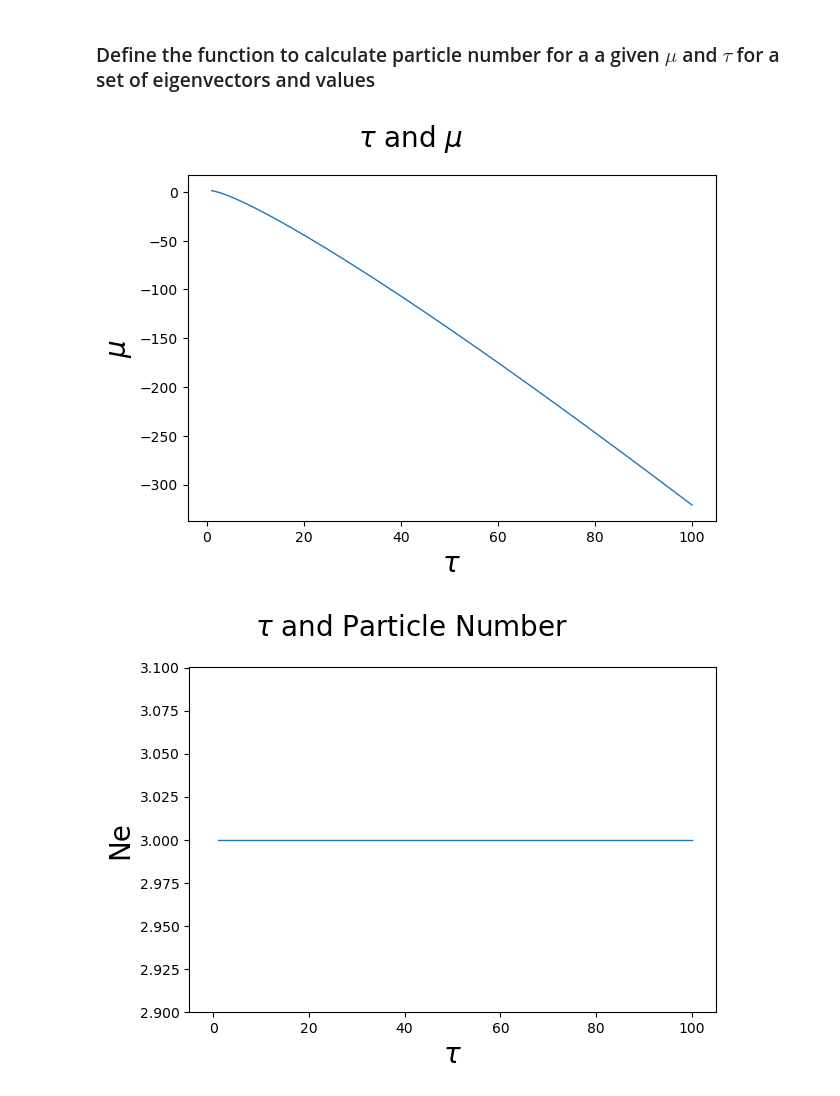
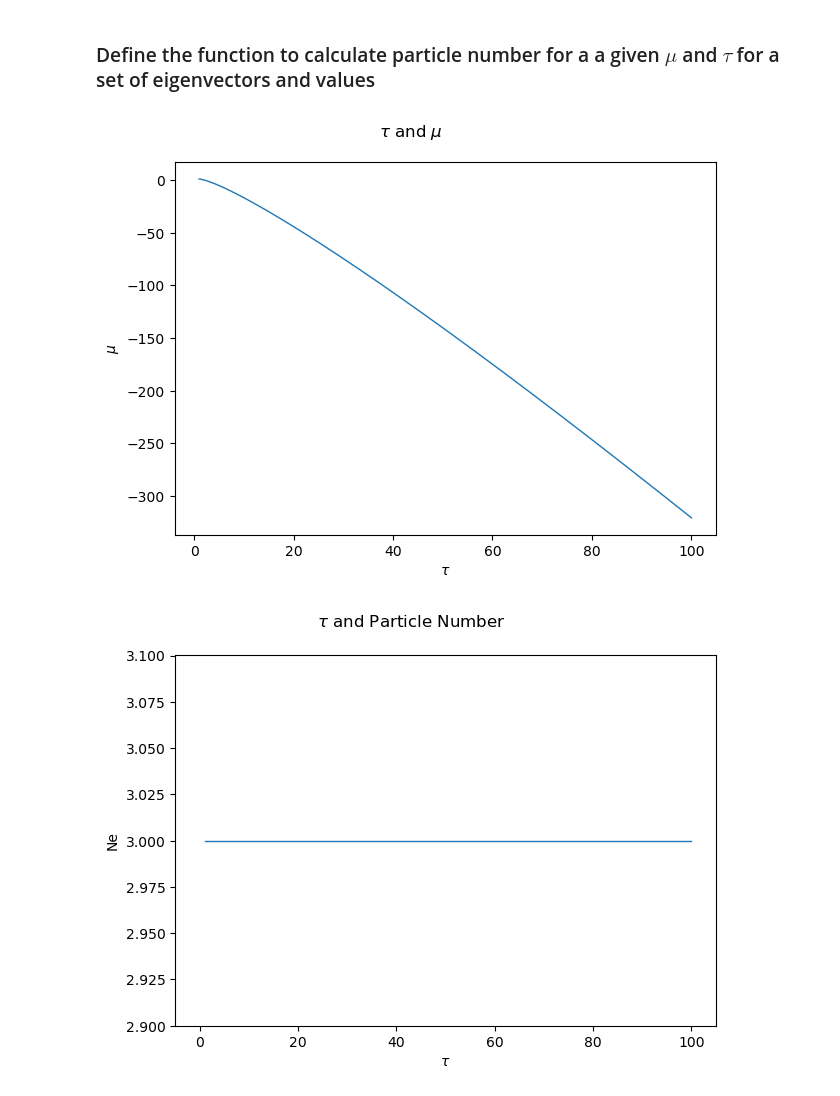
Before and after one commit to Anthony904175/Thermal_Inversions, a Jupyter notebook: Inverter/Thermal_Occupation/Thermal_Occ_Redux.ipynb, the cells around one changed output. Saved outputs shown, nothing was run; the diff lists cells and outputs as text; code cells hidden in the pictures.

Commit message:
added two more plots and next block from VM code

```diff
--- a/Inverter/Thermal_Occupation/Thermal_Occ_Redux.ipynb
+++ b/Inverter/Thermal_Occupation/Thermal_Occ_Redux.ipynb
@@ -58,7 +58,7 @@ def v_harm(x):
 # %% [markdown]
 #### Regular Single line plot
 # %%
-def plotFunction(firstSet, secSet, a="None", b="None", Ngrid="None", N="None", eigenValues="None",eigenVaectors="None", limits="n",x_lim1="None", x_lim2="None", y_lim1="None", y_lim2="None", xlabel="", ylabel="", title="", ncols=1, thickGraph="n", plotPoint="n", px=0, pfx=0, xplot="n", Function="None", multiplot="None", multi1="None", multi2="None", multi3="None"):
+def plotFunction(firstSet, secSet, a="None", b="None", Ngrid="None", N="None", eigenValues="None",eigenVaectors="None", limits="n",x_lim1="None", x_lim2="None", y_lim1="None", y_lim2="None", xlabel="", ylabel="", title="", ncols=1, thickGraph="n", plotPoint="n", px=0, pfx=0, xplot="n", Function="None", multiplot="None", multi1="None", multi2="None", multi3="None", label1="None", label2="None", label3="None", label4="None"):
         """
         Description: Plot function for notebook
         Current Capabilites: Built to test different functions to make sure they are working as expected
@@ -94,9 +94,20 @@ def plotFunction(firstSet, secSet, a="None", b="None", Ngrid="None", N="None", e
         #---------------> Plot
         fig, ax = plt.subplots(ncols, dpi=100) #sharex=True, sharey=True, dpi=200)
         #---------------> Data
-        if multiplot == "y":
-                ax.plot(firstSet, secSet, 'b')
-                ax.plot(firstSet, multi3, 'orange')
+        if multiplot == "1":
+                ax.plot(firstSet, secSet, color='tab:blue', label=label1)
+                ax.plot(firstSet, multi1, color='tab:orange', label=label2)
+                ax.legend()
+        if multiplot == "2":
+                ax.plot(firstSet, secSet, color='tab:blue', label=label1)
+                ax.plot(firstSet, multi1, color='tab:orange', label=label2)
+                ax.plot(firstSet, multi2, color='tab:green', linestyle='dashed', label=label3)
+                ax.legend()
+        if multiplot == "3":
+                ax.plot(firstSet, secSet, color='tab:blue',label=label1)
+                ax.plot(firstSet, multi1, color='tab:orange',label=label2)
+                ax.plot(firstSet, multi2, color='tab:green',label=label3)
+                ax.plot(firstSet, multi3, color='tab:red',label=label4)
         if xplot =="y":
                 x = linspace(a, b, Ngrid)
                 ax.plot(x, Function(x), linewidth=1)
@@ -113,9 +124,9 @@ def plotFunction(firstSet, secSet, a="None", b="None", Ngrid="None", N="None", e
                 ax.set_xlim(x_lim1, x_lim2)
 
         #ax.set(adjustable='box', aspect='equal')
-        ax.set_xlabel(xlabel, fontsize=20)
-        ax.set_ylabel(ylabel, fontsize=20)
-        fig.suptitle(title, fontsize=20)
+        ax.set_xlabel(xlabel)#, fontsize=20)
+        ax.set_ylabel(ylabel)#, fontsize=20)
+        fig.suptitle(title)#, fontsize=20)
         fig.tight_layout()
         #-------> Borders ## Have to run cell twice for this to work no idea why -- AO
         if thickGraph == "y":
@@ -440,20 +451,11 @@ for i,tau in enumerate(taus):
     Nes[i] = particle_number_function(mu1,tau,vals,vecs,x)
 
     mu0 = mu1-(dtau+(.1*dtau*i))
-# %%
-#plt.plot(taus,mus)
-#plt.title("Tau and $\\mu$")
-#plt.xlabel('tau')
-#plt.ylabel('$\\mu$')
-#plt.show()
-plotFunction(taus, mus, title="$\\tau$ and $\\mu$", xlabel='$\\tau$', ylabel='$\\mu$')
-plotFunction(taus, Nes, title="$\\tau$ and Particle Number", xlabel='$\\tau$', ylabel='Ne', limits="y", y_lim1=2.900, y_lim2=3.100, x_lim1=-5, x_lim2=105)
-#plt.plot(taus,Nes)
-#plt.ylim(2.9,3.1)
-#plt.title("Tau and Particle Number")
-#plt.xlabel('tau')
-#plt.ylabel('$Ne$')
-#plt.show()
-# %% [output]
-[figure, removed]
-[figure, removed]
+# %%
+plotFunction(taus, mus, title="$\\tau$ and $\\mu$", xlabel='$\\tau$', ylabel='$\\mu$')
+plotFunction(taus, Nes, title="$\\tau$ and Particle Number", xlabel='$\\tau$', ylabel='Ne', limits="y", y_lim1=2.900, y_lim2=3.100, x_lim1=-5, x_lim2=105)
+plotFunction(taus, mu0s, multiplot="2", multi1=mu_upper, multi2=mu1s, label1="lower bound guess", label2="upper bound guess", label3="chemical potential", limits="y", y_lim1=-350, y_lim2=25, x_lim1=-5, x_lim2=105)
+plotFunction(taus, (mu_upper-mu1s), multiplot="1", multi1=(mu0s-mu1s), label1="Upper-actual", label2="lower-actual", limits="y", y_lim1=-10, y_lim2=5, x_lim1=-5, x_lim2=105)
+# %% [output]
+[figure, added]
+[figure, added]
```
Also changed, not shown: parts of 4 cells of this notebook.
